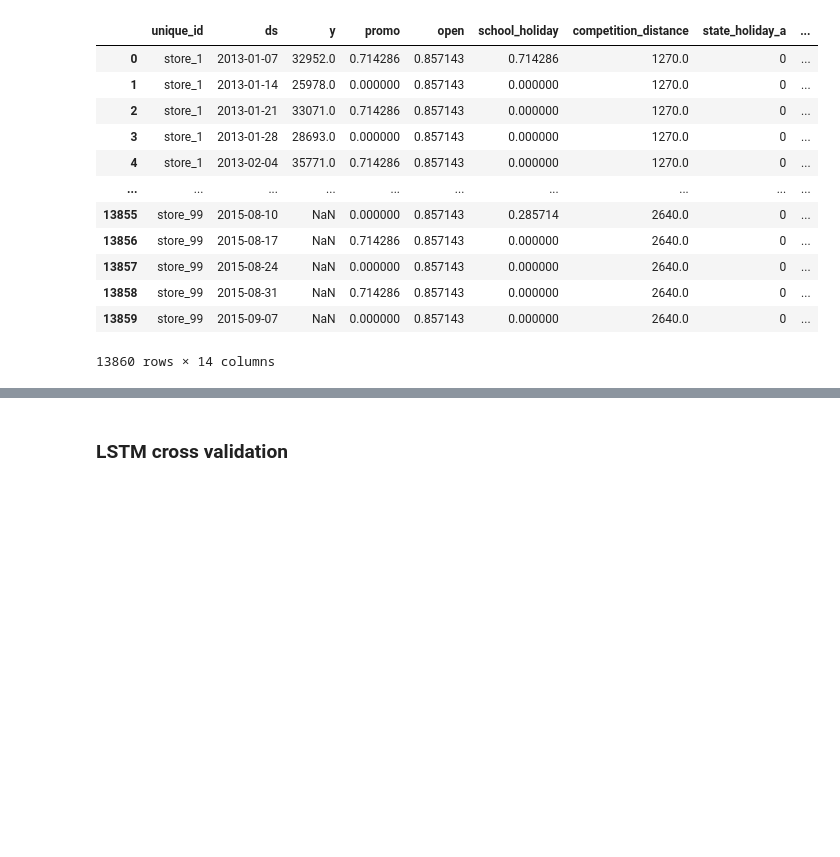
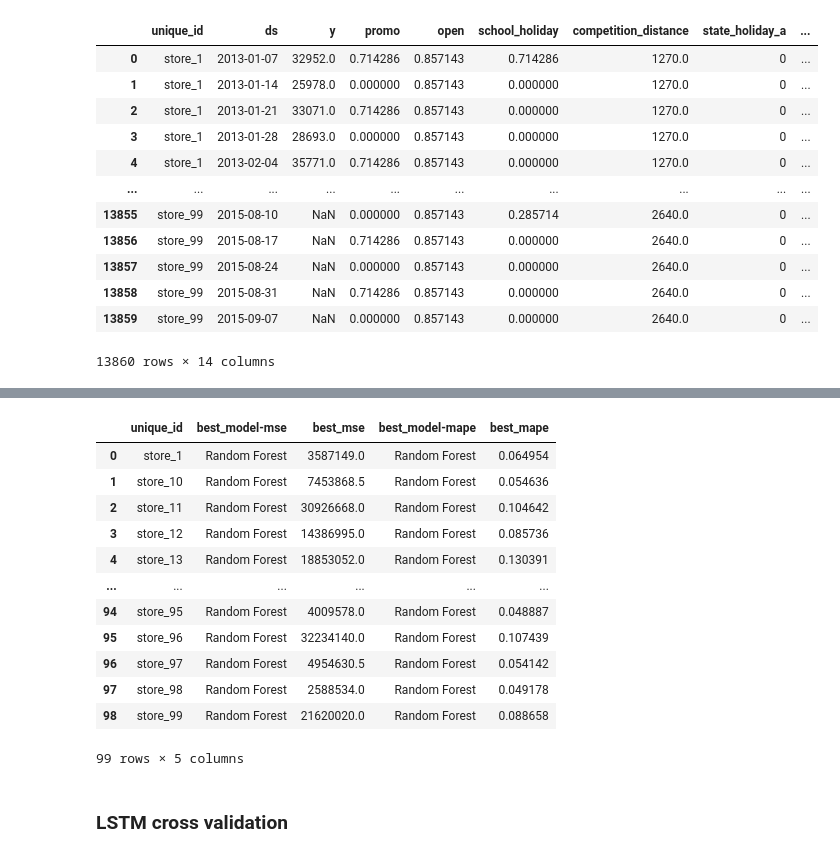
Before and after one commit to YL-6/BF-final, a Jupyter notebook: Yue-2.ipynb, the cells around one changed output, grey strips where cells are left out. Saved outputs shown, nothing was run; the diff lists cells and outputs as text; code cells hidden in the pictures; blank space fills up the shorter version.

```diff
--- a/Yue-2.ipynb
+++ b/Yue-2.ipynb
@@ -854,8 +854,8 @@ cv_df_rf = fcst.cross_validation(
 )
 
 # 6. 计算 MSE
-metrics_rf = [ufl.mse]
+metrics_rf = [ufl.mse,ufl.mape]
 metrics_df_rf = evaluate(df=cv_df_rf.drop(columns=['cutoff']), metrics=metrics_rf)
 
-print(metrics_df_rf.head())
+metrics_df_rf
 # %% [output]
@@ -869,3 +875,55 @@ RF MSE: 22188487.95
+# %%
+
+# 1. 将metrics_df_rf拆分为MSE和MAPE两部分
+rf_mse = metrics_df_rf[metrics_df_rf['metric'] == 'mse'].copy()
+rf_mape = metrics_df_rf[metrics_df_rf['metric'] == 'mape'].copy()
+
+# 2. 重命名列以便合并
+rf_mse = rf_mse.rename(columns={'RandomForestRegressor': 'rf_mse'})
+rf_mape = rf_mape.rename(columns={'RandomForestRegressor': 'rf_mape'})
+
+# 3. 合并到best_models中
+best_models = best_models.merge(
+    rf_mse[['unique_id', 'rf_mse']],
+    on='unique_id',
+    how='left'
+).merge(
+    rf_mape[['unique_id', 'rf_mape']],
+    on='unique_id',
+    how='left'
+)
+
+# 4. 比较并更新最优模型
+for index, row in best_models.iterrows():
+    # 比较MSE
+    if pd.notna(row['rf_mse']) and row['rf_mse'] < row['best_mse']:
+        best_models.at[index, 'best_model-mse'] = 'Random Forest'
+        best_models.at[index, 'best_mse'] = row['rf_mse']
+
+    # 比较MAPE
+    if pd.notna(row['rf_mape']) and row['rf_mape'] < row['best_mape']:
+        best_models.at[index, 'best_model-mape'] = 'Random Forest'
+        best_models.at[index, 'best_mape'] = row['rf_mape']
+
+# 5. 删除临时列
+best_models = best_models.drop(columns=['rf_mse', 'rf_mape'])
+
+# 6. 输出结果
+best_models
+# %% [output]
+|  | unique_id | best_model-mse | best_mse | best_model-mape | best_mape |
+| 0 | store_1 | Random Forest | 3587149.0 | Random Forest | 0.064954 |
+| 1 | store_10 | Random Forest | 7453868.5 | Random Forest | 0.054636 |
+| 2 | store_11 | Random Forest | 30926668.0 | Random Forest | 0.104642 |
+| 3 | store_12 | Random Forest | 14386995.0 | Random Forest | 0.085736 |
+| 4 | store_13 | Random Forest | 18853052.0 | Random Forest | 0.130391 |
+| ... | ... | ... | ... | ... | ... |
+| 94 | store_95 | Random Forest | 4009578.0 | Random Forest | 0.048887 |
+| 95 | store_96 | Random Forest | 32234140.0 | Random Forest | 0.107439 |
+| 96 | store_97 | Random Forest | 4954630.5 | Random Forest | 0.054142 |
+| 97 | store_98 | Random Forest | 2588534.0 | Random Forest | 0.049178 |
+| 98 | store_99 | Random Forest | 21620020.0 | Random Forest | 0.088658 |
+99 rows × 5 columns
 # %%
 rf_mse = metrics_df_rf['RandomForestRegressor'].mean()
 # %% [markdown]
```
Also changed, not shown: parts of 4 cells of this notebook.
